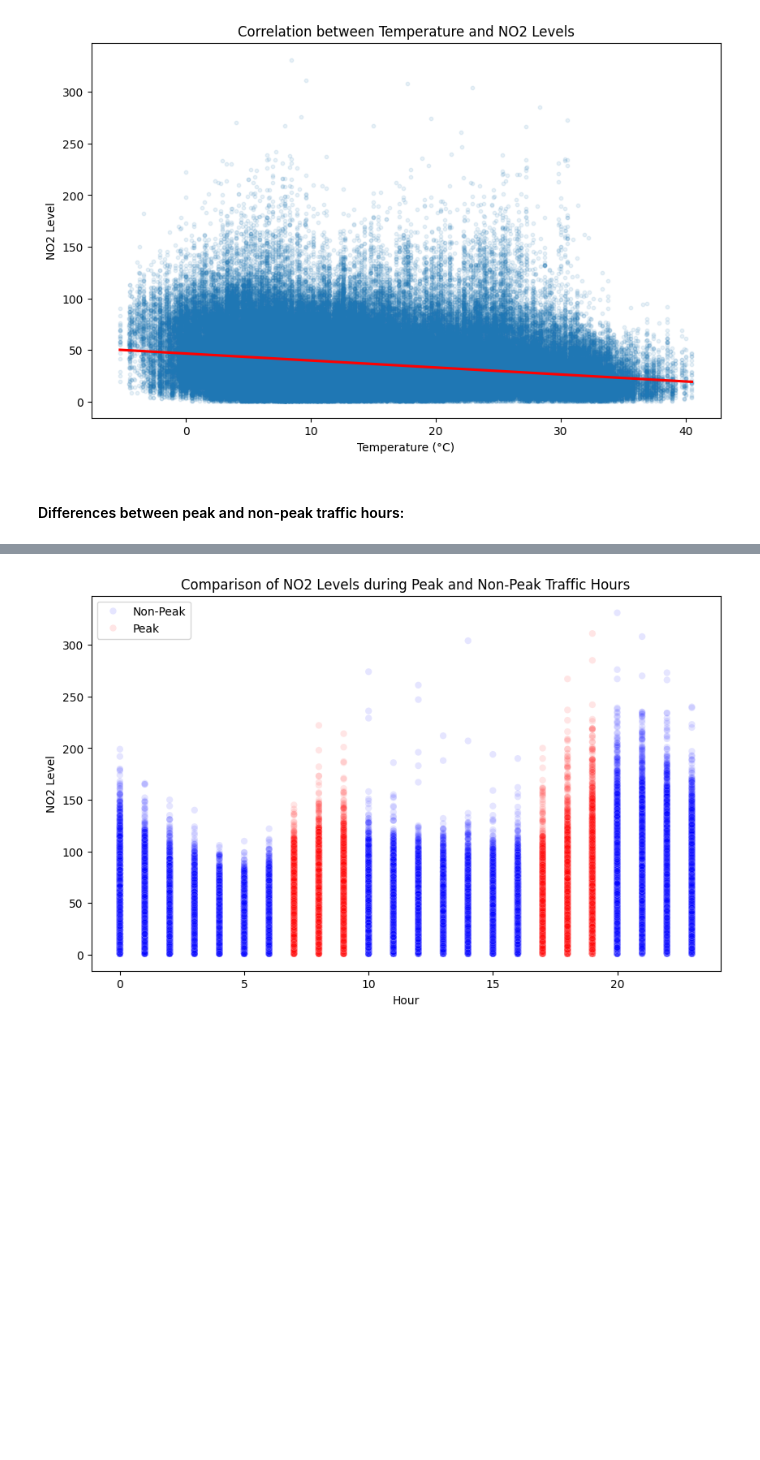
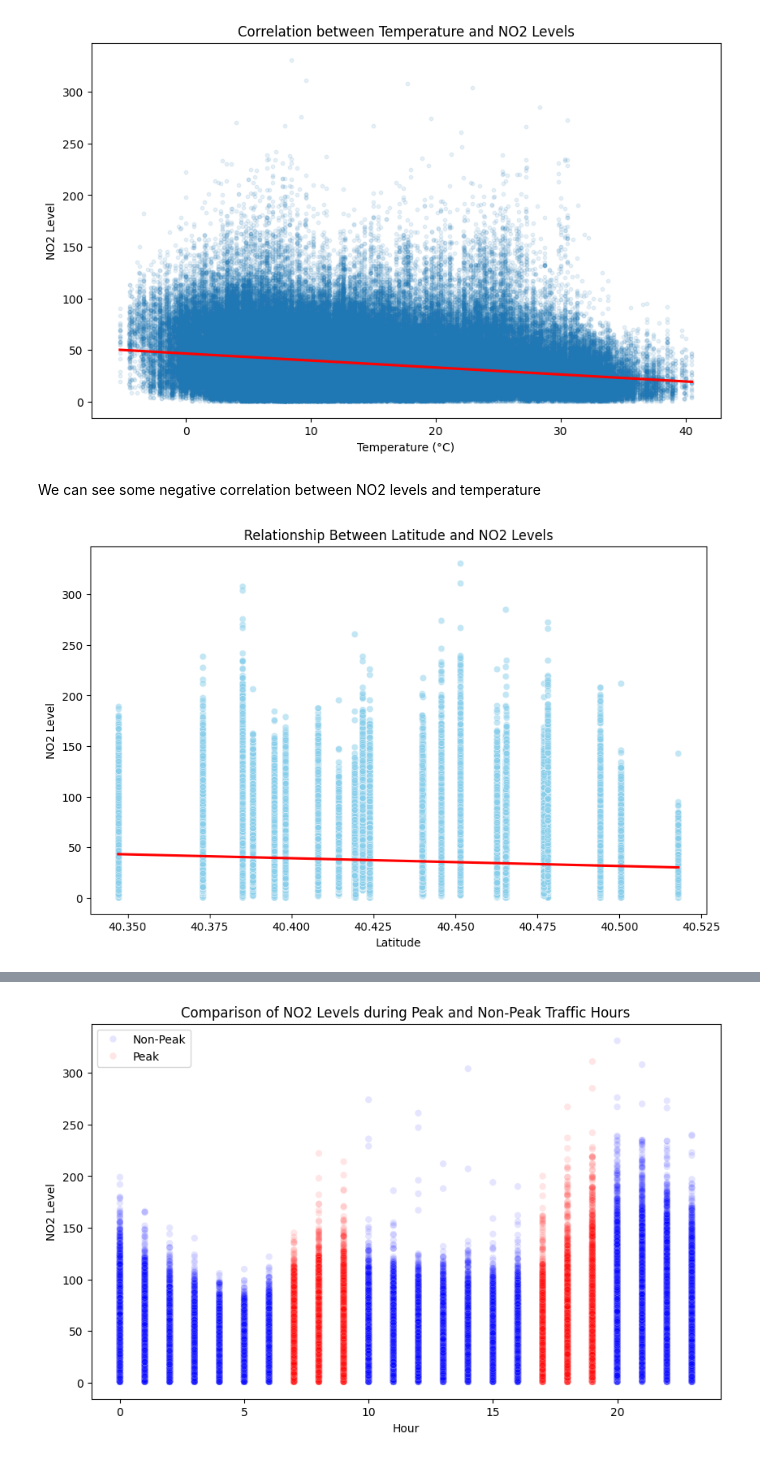
Before and after one commit to carleondel/madrid_pollution_project, a Jupyter notebook: src/EDA.ipynb, the cells around one changed output, grey strips where cells are left out. Saved outputs shown, nothing was run; the diff lists cells and outputs as text; code cells hidden in the pictures; blank space fills up the shorter version.

```diff
--- a/src/EDA.ipynb
+++ b/src/EDA.ipynb
@@ -356,5 +107,19 @@ plt.ylabel('NO2 Level')
 plt.show()
 # %% [output]
 [figure]
-# %% [markdown]
-#### Differences between peak and non-peak traffic hours:
+# %% [markdown]
+We can see some negative correlation between NO2 levels and temperature
+# %%
+# Scatter plot to visualize the relationship between latitude and pollution levels
+plt.figure(figsize=(10, 6))
+sns.scatterplot(x='latitude', y='NO2_level', data=df, color='skyblue', alpha=0.5)
+
+# Corr line
+sns.regplot(x='latitude', y='NO2_level', data=df, scatter=False, color='red')
+
+plt.title('Relationship Between Latitude and NO2 Levels')
+plt.xlabel('Latitude')
+plt.ylabel('NO2 Level')
+plt.show()
+# %% [output]
+[figure, added]
```
Also changed, not shown: parts of 91 cells of this notebook, 4 other files.
